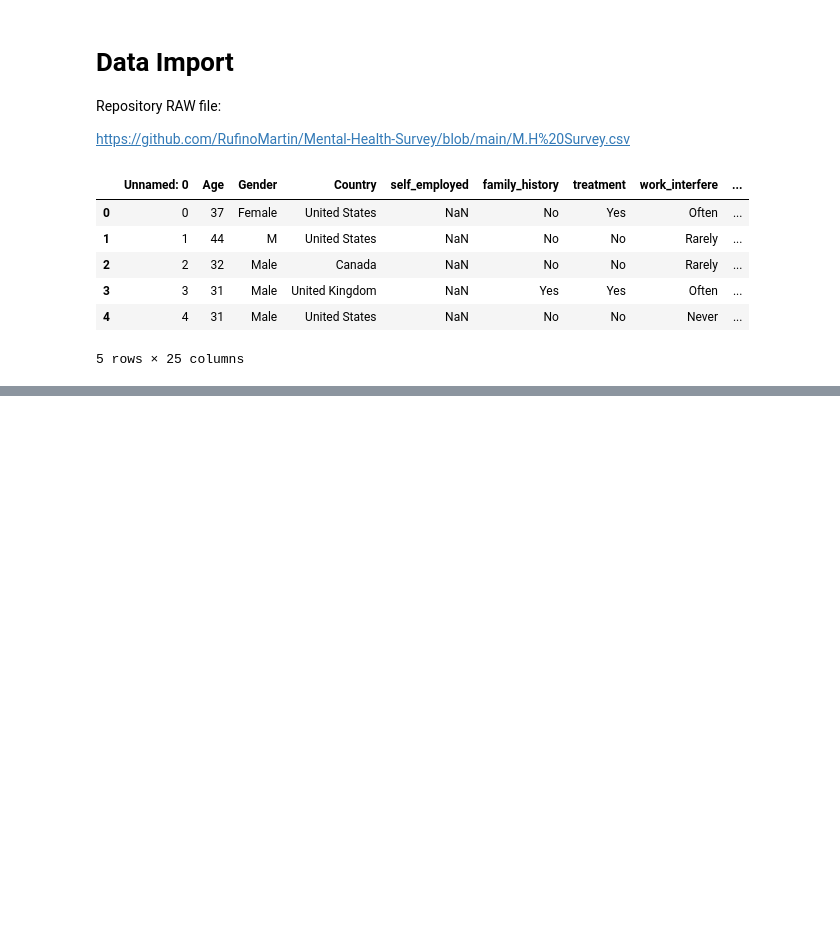
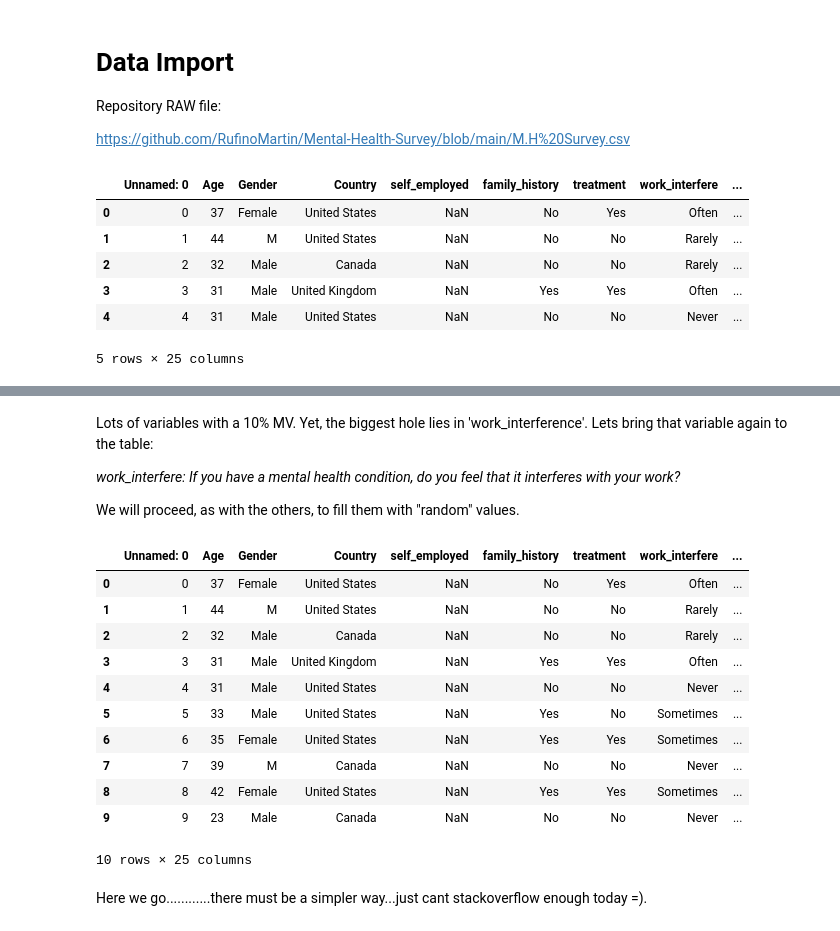
Before and after one commit to RufinoMartin/Mental-Health-Survey, a Jupyter notebook: M_H_Survey_Analytics.ipynb, the cells around one changed output, grey strips where cells are left out. Drawn from its saved outputs; the diff is of its cells as text; code cells hidden in the pictures; blank space fills up the shorter version.

```diff
--- a/M_H_Survey_Analytics.ipynb
+++ b/M_H_Survey_Analytics.ipynb
@@ -120,0 +234,26 @@ This dataset contains the following data, obtained from Surveys in form of open
+# %% [markdown]
+Lots of variables with a 10% MV. Yet, the biggest hole lies in 'work_interference'.
+Lets bring that variable again to the table:
+
+*work_interfere: If you have a mental health condition, do you feel that it interferes with your work?*
+
+We will proceed, as with the others, to fill them with "random" values.
+# %%
+# We take a look at the head to see what input to randomize.
+
+df.head(10)
+# %% [output]
+|  | Unnamed: 0 | Age | Gender | Country | self_employed | family_history | treatment | work_interfere | ... |
+| 0 | 0 | 37 | Female | United States | NaN | No | Yes | Often | ... |
+| 1 | 1 | 44 | M | United States | NaN | No | No | Rarely | ... |
+| 2 | 2 | 32 | Male | Canada | NaN | No | No | Rarely | ... |
+| 3 | 3 | 31 | Male | United Kingdom | NaN | Yes | Yes | Often | ... |
+| 4 | 4 | 31 | Male | United States | NaN | No | No | Never | ... |
+| 5 | 5 | 33 | Male | United States | NaN | Yes | No | Sometimes | ... |
+| 6 | 6 | 35 | Female | United States | NaN | Yes | Yes | Sometimes | ... |
+| 7 | 7 | 39 | M | Canada | NaN | No | No | Never | ... |
+| 8 | 8 | 42 | Female | United States | NaN | Yes | Yes | Sometimes | ... |
+| 9 | 9 | 23 | Male | Canada | NaN | No | No | Never | ... |
+10 rows × 25 columns
+# %% [markdown]
+Here we go............there must be a simpler way...just cant stackoverflow enough today =).
```
Also changed, not shown: parts of 22 cells of this notebook.
